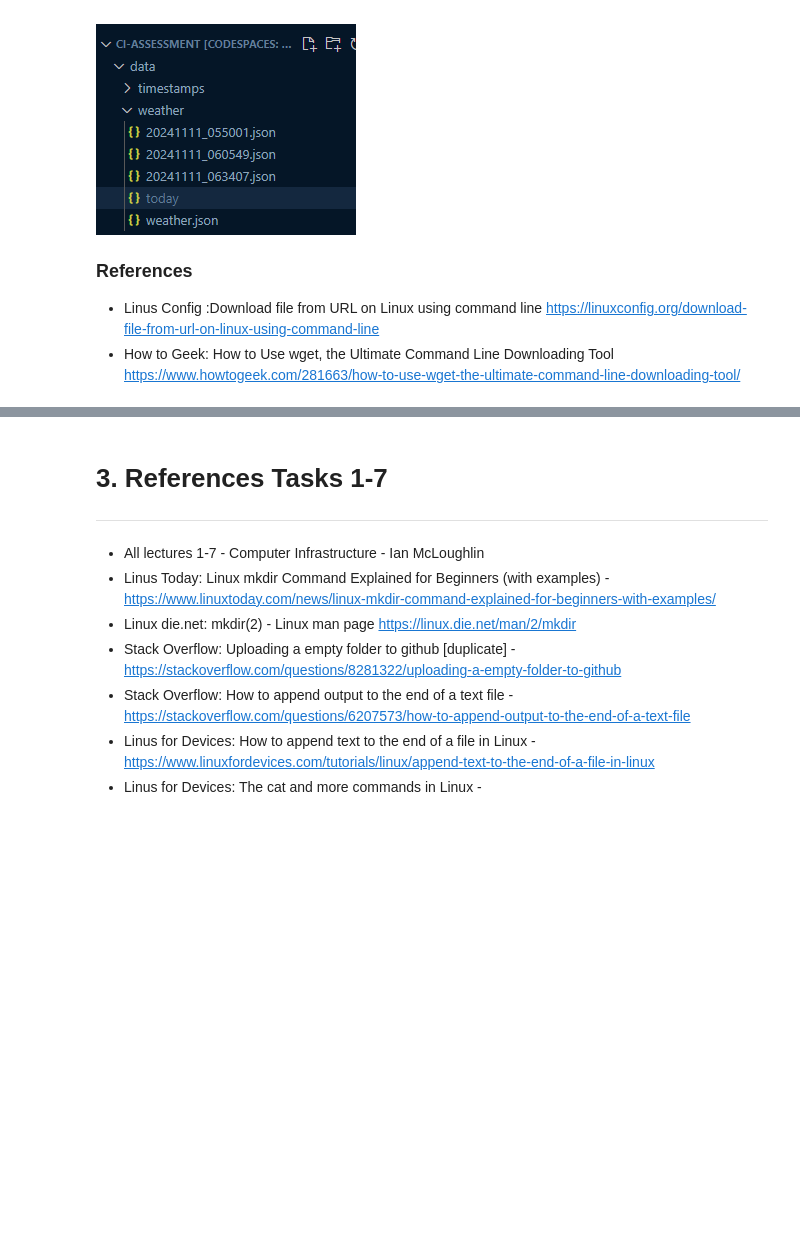
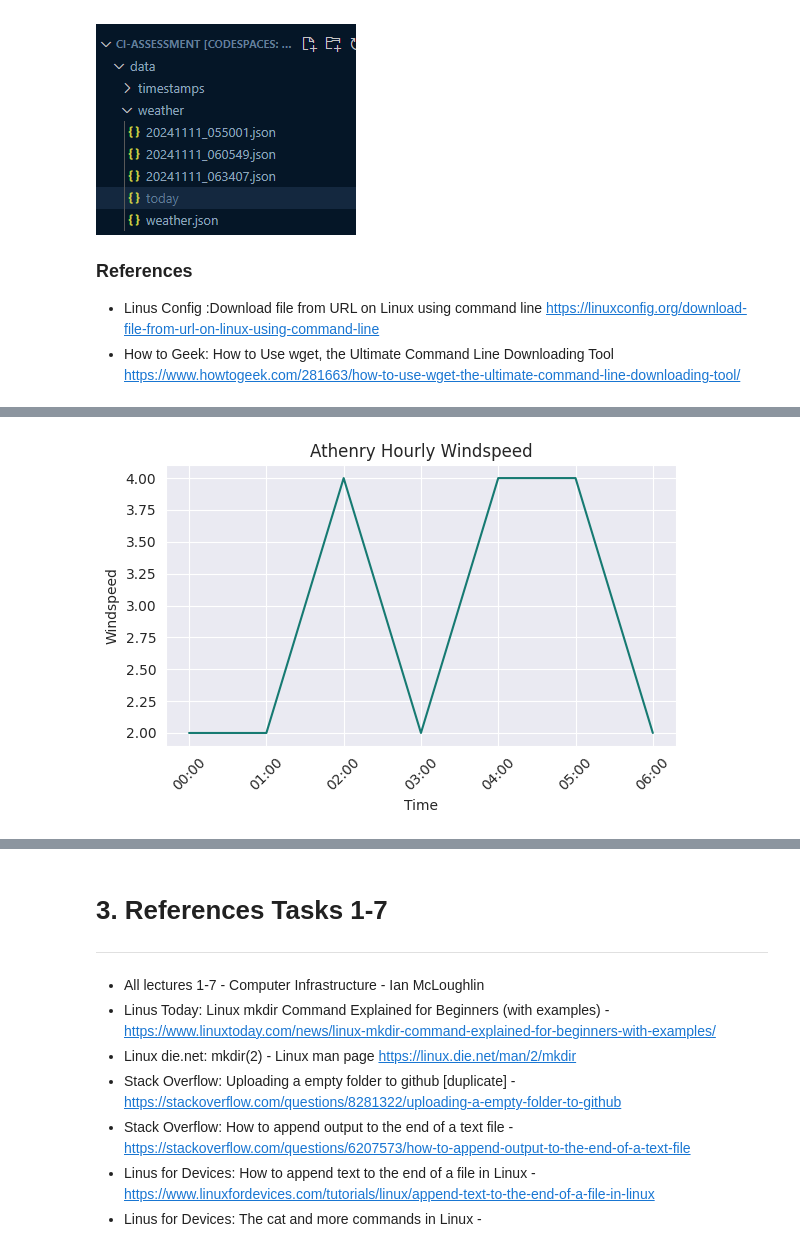
Before and after one commit to SBCURLEY/ci-assessment, a Jupyter notebook: weather.ipynb, the cells around one changed output, grey strips where cells are left out. Drawn from its saved outputs; the diff is of its cells as text; code cells hidden in the pictures; blank space fills up the shorter version.

```diff
--- a/weather.ipynb
+++ b/weather.ipynb
@@ -177,0 +335,10 @@ Following the chmod u+x ./weather.sh   rwxrw-rw
+# %%
+plt.figure(figsize=(6, 4))
+sns.set_style('darkgrid')
+sns.set_palette("BrBG_r")
+sns.lineplot(data=df, x="reportTime", y="windSpeed").set(title="Athenry Hourly Windspeed",xlabel="Time",ylabel="Windspeed")
+plt.xticks(rotation=45)
+plt.tight_layout()
+plt.show()
+# %% [output]
+[figure, added]
```
Also changed, not shown: parts of 22 cells of this notebook, 1 other file.
